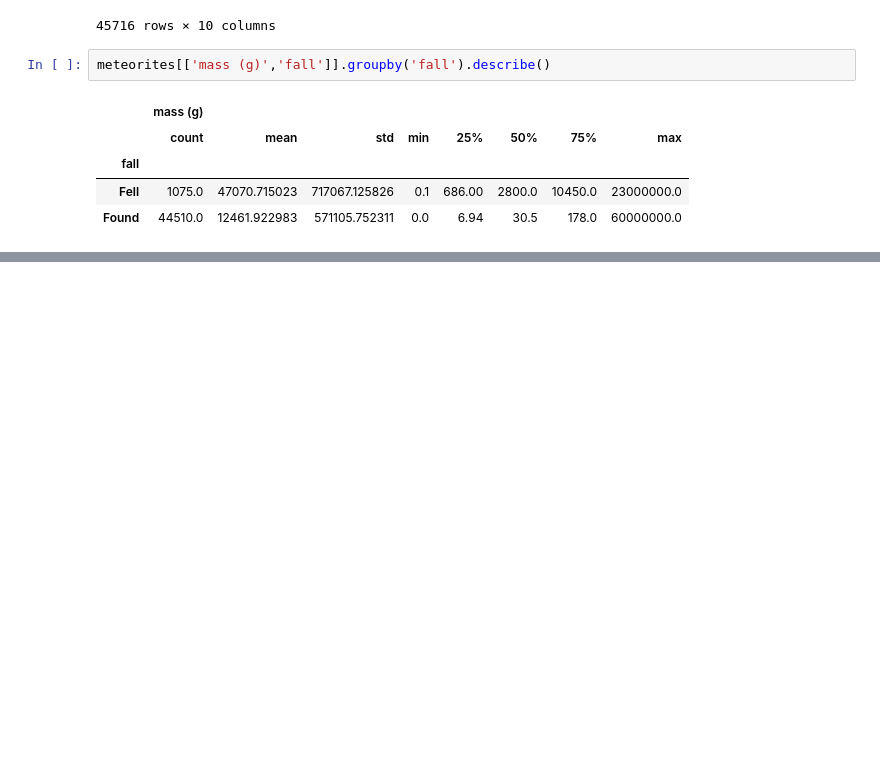
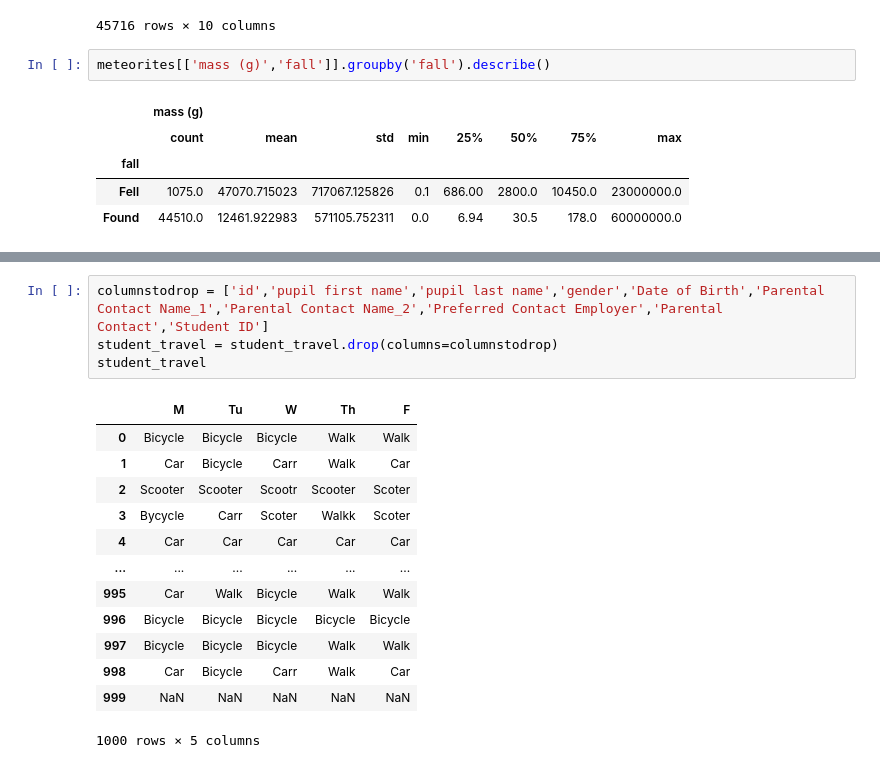
Before and after one commit to 99tyler99/Python, a Jupyter notebook: Python Charmers Fundamentals 05.ipynb, the cells around one changed output, grey strips where cells are left out. Drawn from its saved outputs; the diff is of its cells as text; blank space fills up the shorter version.

```diff
--- a/Python Charmers Fundamentals 05.ipynb
+++ b/Python Charmers Fundamentals 05.ipynb
@@ -503,0 +560,18 @@ meteorites[['mass (g)','fall']].groupby('fall').describe()
+# %%
+columnstodrop = ['id','pupil first name','pupil last name','gender','Date of Birth','Parental Contact Name_1','Parental Contact Name_2','Preferred Contact Employer','Parental Contact','Student ID']
+student_travel = student_travel.drop(columns=columnstodrop)
+student_travel
+# %% [output]
+|  | M | Tu | W | Th | F |
+| 0 | Bicycle | Bicycle | Bicycle | Walk | Walk |
+| 1 | Car | Bicycle | Carr | Walk | Car |
+| 2 | Scooter | Scooter | Scootr | Scooter | Scoter |
+| 3 | Bycycle | Carr | Scoter | Walkk | Scoter |
+| 4 | Car | Car | Car | Car | Car |
+| ... | ... | ... | ... | ... | ... |
+| 995 | Car | Walk | Bicycle | Walk | Walk |
+| 996 | Bicycle | Bicycle | Bicycle | Bicycle | Bicycle |
+| 997 | Bicycle | Bicycle | Bicycle | Walk | Walk |
+| 998 | Car | Bicycle | Carr | Walk | Car |
+| 999 | NaN | NaN | NaN | NaN | NaN |
+1000 rows × 5 columns
```
Also changed, not shown: parts of 3 cells of this notebook, 2 other files.
